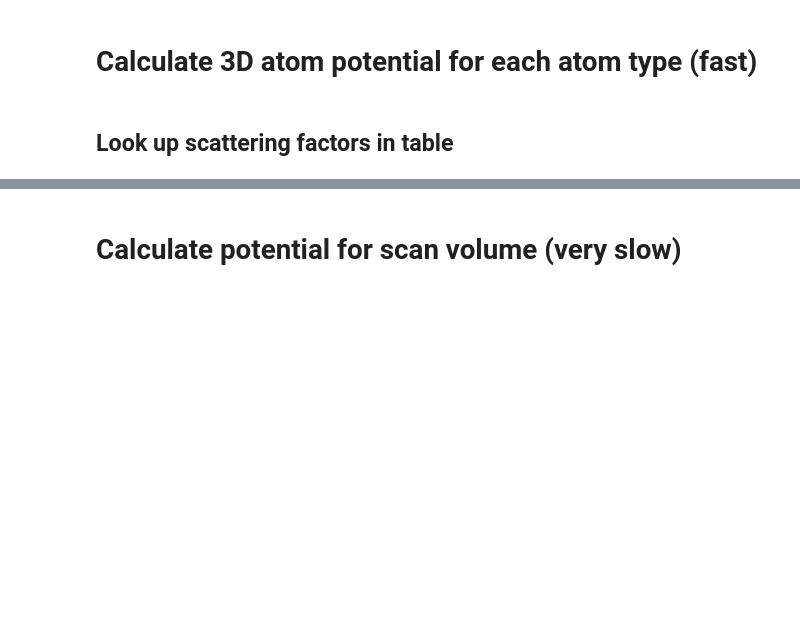
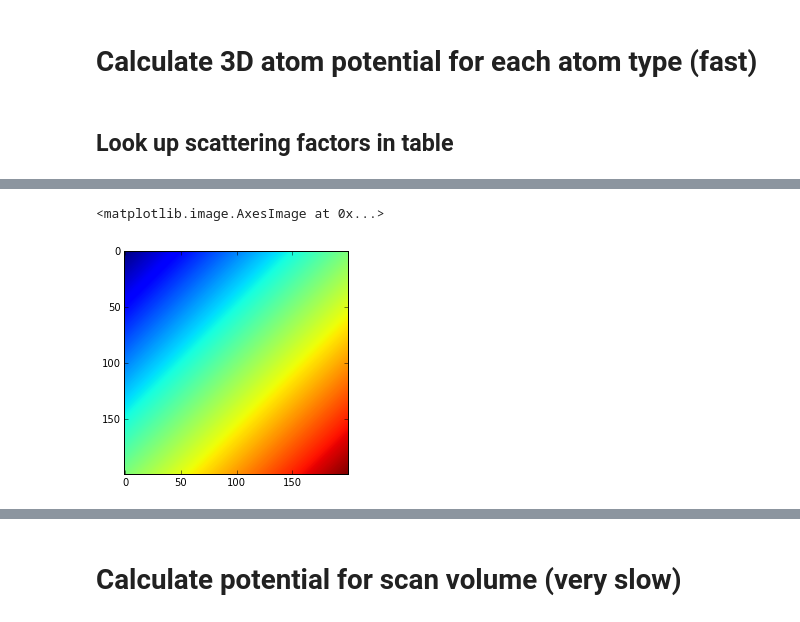
Before and after one commit to QSTEM/QSTEM, a Jupyter notebook: python/QSTEM_simDemo.ipynb, the cells around one changed output, grey strips where cells are left out. Cells and saved outputs as stored; diff of their text form; code cells hidden in the pictures; blank space fills up the shorter version.

```diff
--- a/python/QSTEM_simDemo.ipynb
+++ b/python/QSTEM_simDemo.ipynb
@@ -51,0 +82,10 @@ plt.ylabel("ln Scattering Factor")
+# %%
+xPos = -2*np.pi*0
+zOffset = (n*2-1)/2
+zPos = -2*np.pi*(radius/n*zOffset)
+#phase = spaceX*xPos + spaceZ*zPos;
+phase = 2*pi*radius/n*(spaceX+spaceY)
+plt.imshow(phase.sum(axis=2))
+# %% [output]
+<matplotlib.image.AxesImage at 0x...>
+[figure, added]
```
Also changed, not shown: parts of 4 cells of this notebook.
